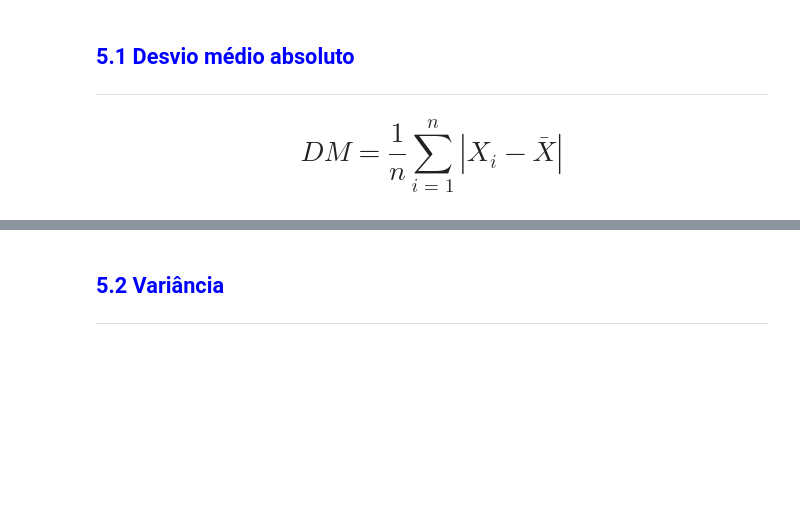
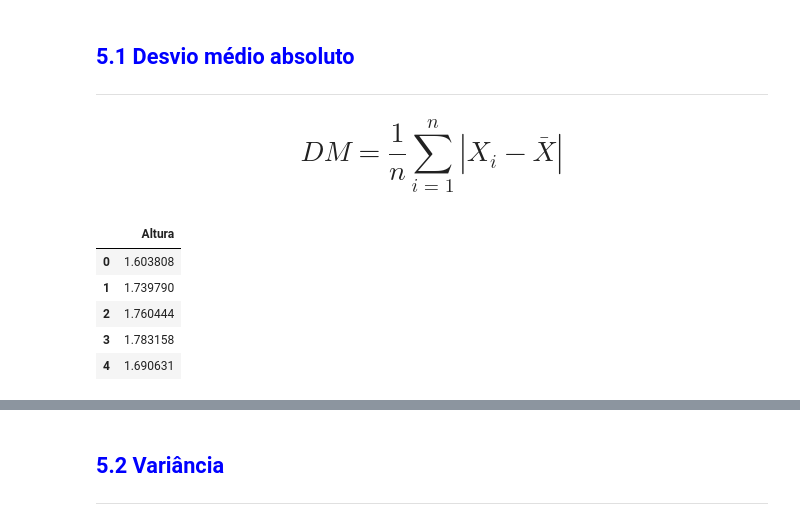
Before and after one commit to DiogoWorkGit/Python_Notebooks, a Jupyter notebook: Notebooks/Curso_de_Estatística_Parte_1.ipynb, the cells around one changed output, grey strips where cells are left out. Drawn from its saved outputs; the diff is of its cells as text; code cells hidden in the pictures; blank space fills up the shorter version.

```diff
--- a/Notebooks/Curso_de_Estatística_Parte_1.ipynb
+++ b/Notebooks/Curso_de_Estatística_Parte_1.ipynb
@@ -837,3 +837,13 @@ Embora as medidas de posição forneçam uma sumarização bastante importante d
 
 
 # $$DM = \frac 1n\sum_{i=1}^{n}|X_i-\bar{X}|$$
+# %%
+desvio_dv = dados[['Altura']].copy()
+desvio_dv.head()
+# %% [output]
+|  | Altura |
+| 0 | 1.603808 |
+| 1 | 1.739790 |
+| 2 | 1.760444 |
+| 3 | 1.783158 |
+| 4 | 1.690631 |
```
Also changed, not shown: parts of 2 cells of this notebook.
